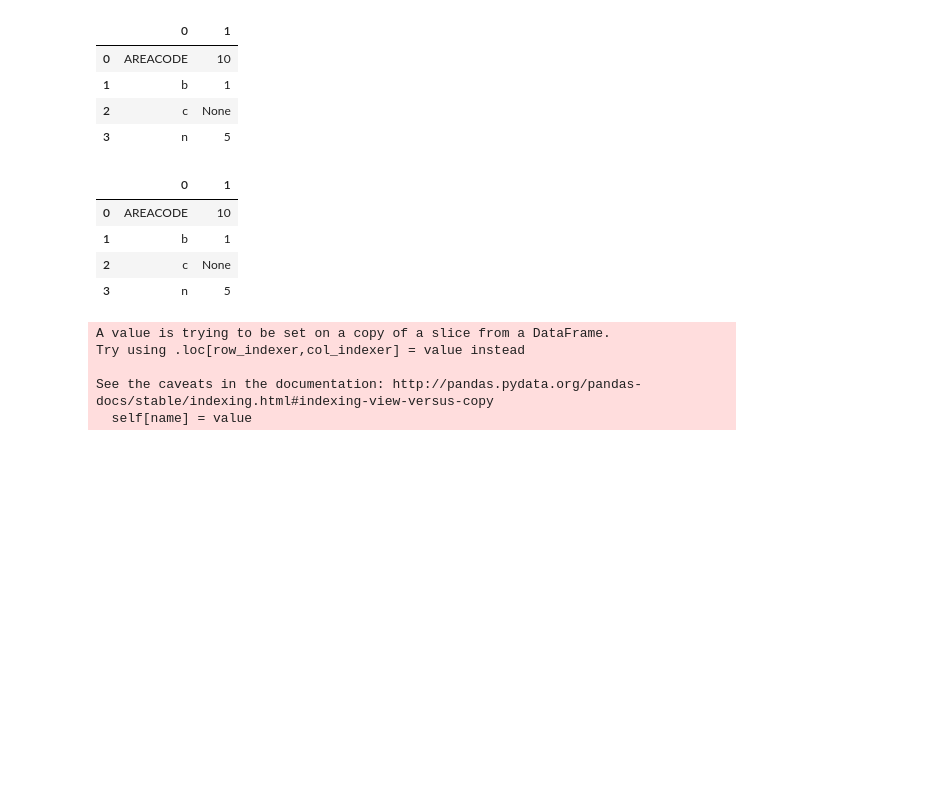
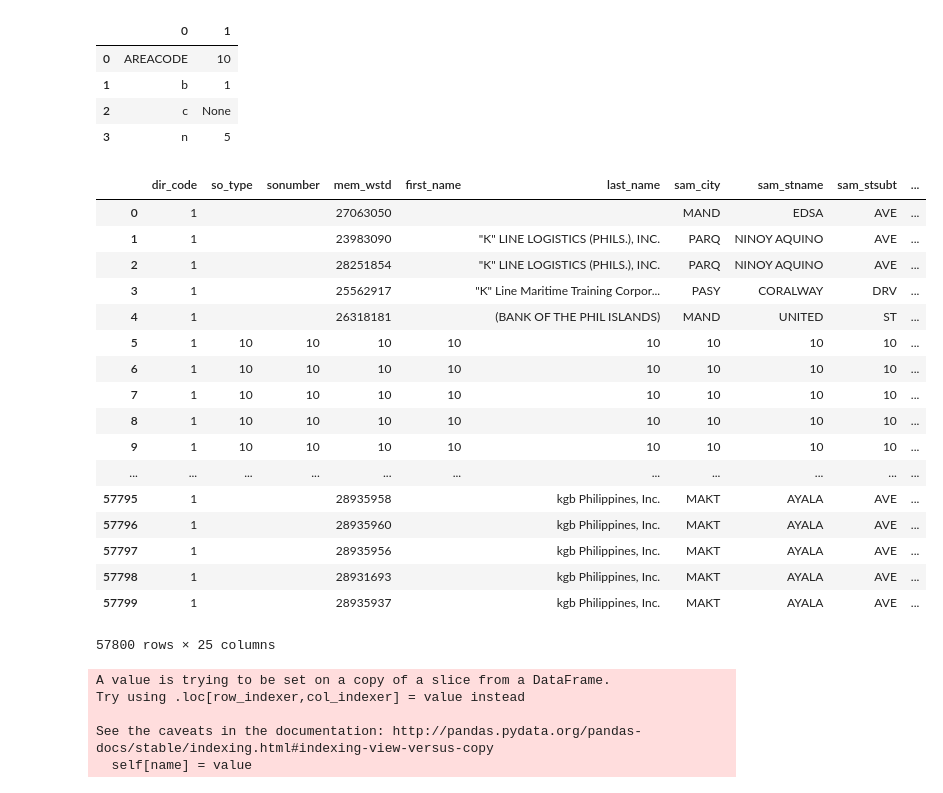
Before and after one commit to ncolina/DPC_SO, a Jupyter notebook: Testing.ipynb, the cells around one changed output. Cells and saved outputs as stored; diff of their text form; code cells hidden in the pictures; blank space fills up the shorter version.

```diff
--- a/Testing.ipynb
+++ b/Testing.ipynb
@@ -240,14 +240,29 @@ crm.sort_values(by=0).drop_duplicates(0,keep='last')
 | 1 | b | 1 |
 | 2 | c | None |
 | 3 | n | 5 |
-# %%
-crm
-# %% [output]
-|  | 0 | 1 |
-| 0 | AREACODE | 10 |
-| 1 | b | 1 |
-| 2 | c | None |
-| 3 | n | 5 |
+# %%
+OP= rr[rr.acc_type=='BR']
+rr.loc[rr.account_no.isin(OP.account_no),'dir_code']=1
+rr
+# %% [output]
+|  | dir_code | so_type | sonumber | mem_wstd | first_name | last_name | sam_city | sam_stname | sam_stsubt | ... |
+| 0 | 1 |  |  | 27063050 |  |  | MAND | EDSA | AVE | ... |
+| 1 | 1 |  |  | 23983090 |  | "K" LINE LOGISTICS (PHILS.), INC. | PARQ | NINOY AQUINO | AVE | ... |
+| 2 | 1 |  |  | 28251854 |  | "K" LINE LOGISTICS (PHILS.), INC. | PARQ | NINOY AQUINO | AVE | ... |
+| 3 | 1 |  |  | 25562917 |  | "K" Line Maritime Training Corpor... | PASY | CORALWAY | DRV | ... |
+| 4 | 1 |  |  | 26318181 |  | (BANK OF THE PHIL ISLANDS) | MAND | UNITED | ST | ... |
+| 5 | 1 | 10 | 10 | 10 | 10 | 10 | 10 | 10 | 10 | ... |
+| 6 | 1 | 10 | 10 | 10 | 10 | 10 | 10 | 10 | 10 | ... |
+| 7 | 1 | 10 | 10 | 10 | 10 | 10 | 10 | 10 | 10 | ... |
+| 8 | 1 | 10 | 10 | 10 | 10 | 10 | 10 | 10 | 10 | ... |
+| 9 | 1 | 10 | 10 | 10 | 10 | 10 | 10 | 10 | 10 | ... |
+| ... | ... | ... | ... | ... | ... | ... | ... | ... | ... | ... |
+| 57795 | 1 |  |  | 28935958 |  | kgb Philippines, Inc. | MAKT | AYALA | AVE | ... |
+| 57796 | 1 |  |  | 28935960 |  | kgb Philippines, Inc. | MAKT | AYALA | AVE | ... |
+| 57797 | 1 |  |  | 28935956 |  | kgb Philippines, Inc. | MAKT | AYALA | AVE | ... |
+| 57798 | 1 |  |  | 28931693 |  | kgb Philippines, Inc. | MAKT | AYALA | AVE | ... |
+| 57799 | 1 |  |  | 28935937 |  | kgb Philippines, Inc. | MAKT | AYALA | AVE | ... |
+57800 rows × 25 columns
 # %%
 product=pd.read_excel('Company_Class.xlsx')
 product.name1=product.name1.str.upper()
```
Also changed, not shown: parts of 4 cells of this notebook, 7 other files.
